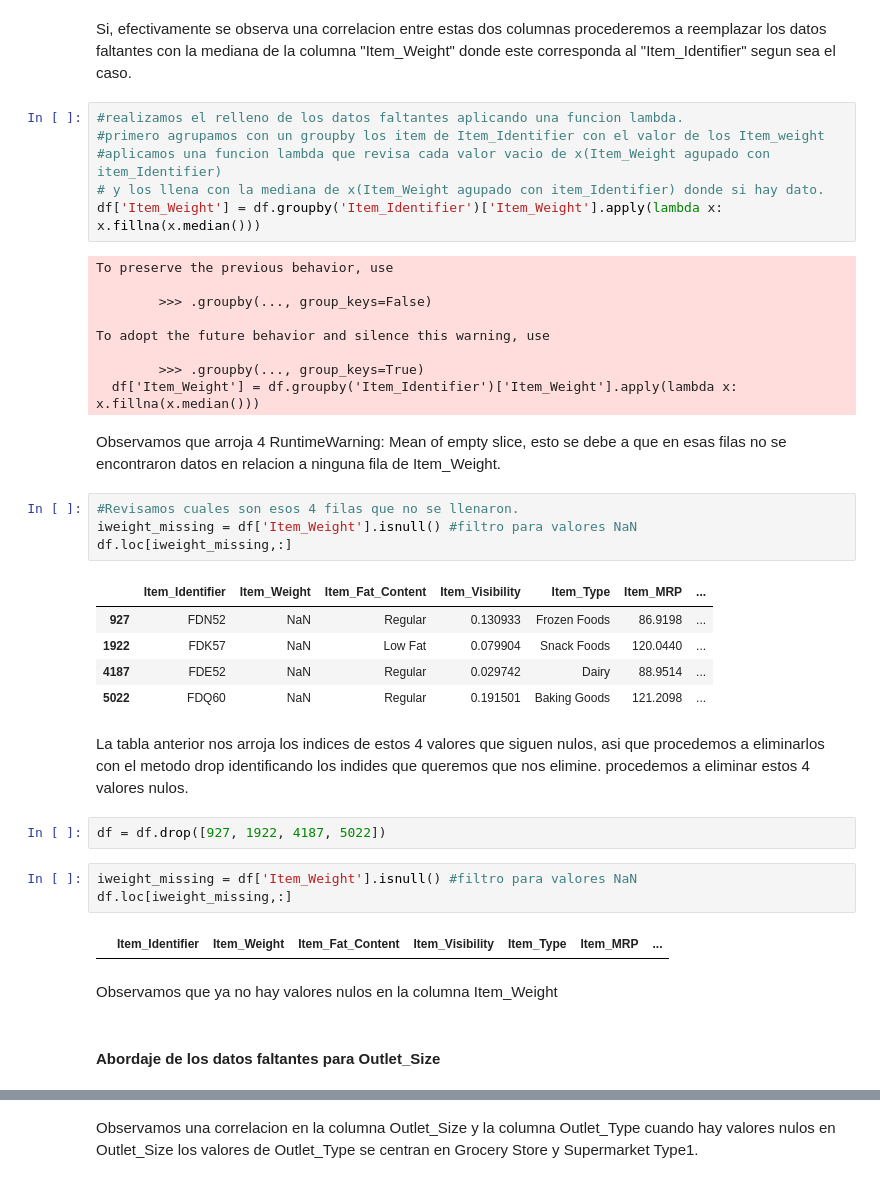
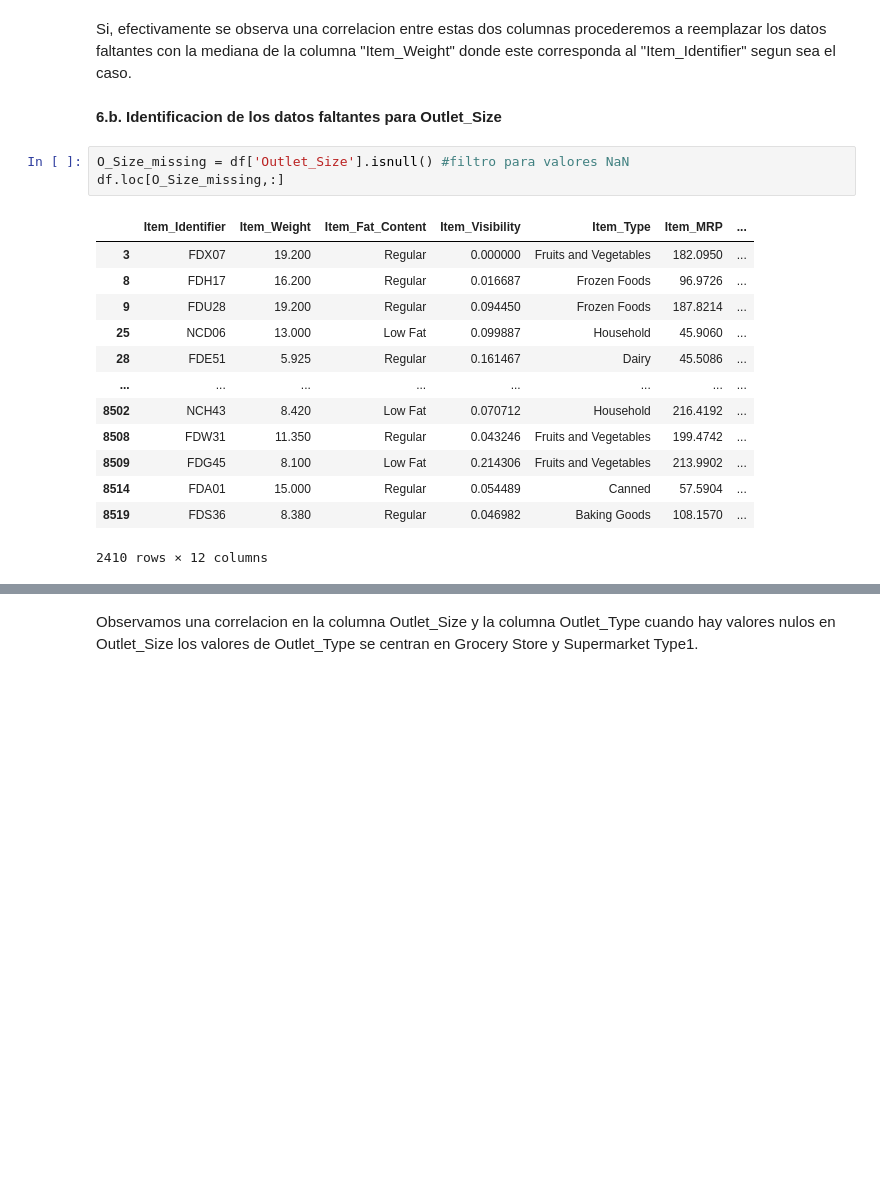
Before and after one commit to marce3-2140/sales-predictions, a Jupyter notebook: sales_predictions.ipynb, the cells around one changed output, grey strips where cells are left out. Saved outputs shown, nothing was run; the diff lists cells and outputs as text; blank space fills up the shorter version.

```diff
--- a/sales_predictions.ipynb
+++ b/sales_predictions.ipynb
@@ -196,43 +212,22 @@ df[df['Item_Identifier']=='FDS02']
 | 7455 | FDS02 | 10.195 | Regular | 0.146094 | Dairy | 196.1794 | ... |
 # %% [markdown]
 Si, efectivamente se observa una correlacion entre estas dos columnas procederemos a reemplazar los datos faltantes con la mediana de la columna "Item_Weight" donde este corresponda al "Item_Identifier" segun sea el caso.
-# %%
-#realizamos el relleno de los datos faltantes aplicando una funcion lambda.
-#primero agrupamos con un groupby los item de Item_Identifier con el valor de los Item_weight
-#aplicamos una funcion lambda que revisa cada valor vacio de x(Item_Weight agupado con item_Identifier)
-# y los llena con la mediana de x(Item_Weight agupado con item_Identifier) donde si hay dato.
-df['Item_Weight'] = df.groupby('Item_Identifier')['Item_Weight'].apply(lambda x: x.fillna(x.median()))
-# %% [output]
-To preserve the previous behavior, use
-
-        >>> .groupby(..., group_keys=False)
-
-To adopt the future behavior and silence this warning, use
-
-        >>> .groupby(..., group_keys=True)
-  df['Item_Weight'] = df.groupby('Item_Identifier')['Item_Weight'].apply(lambda x: x.fillna(x.median()))
-# %% [markdown]
-Observamos que arroja 4 RuntimeWarning: Mean of empty slice, esto se debe a que en esas filas no se encontraron datos en relacion a ninguna fila de Item_Weight.
+# %% [markdown]
+**6.b. Identificacion de los datos faltantes para Outlet_Size**
 # %%
-#Revisamos cuales son esos 4 filas que no se llenaron.
-iweight_missing = df['Item_Weight'].isnull() #filtro para valores NaN
-df.loc[iweight_missing,:]
+O_Size_missing = df['Outlet_Size'].isnull() #filtro para valores NaN
+df.loc[O_Size_missing,:]
 # %% [output]
 |  | Item_Identifier | Item_Weight | Item_Fat_Content | Item_Visibility | Item_Type | Item_MRP | ... |
-| 927 | FDN52 | NaN | Regular | 0.130933 | Frozen Foods | 86.9198 | ... |
-| 1922 | FDK57 | NaN | Low Fat | 0.079904 | Snack Foods | 120.0440 | ... |
-| 4187 | FDE52 | NaN | Regular | 0.029742 | Dairy | 88.9514 | ... |
-| 5022 | FDQ60 | NaN | Regular | 0.191501 | Baking Goods | 121.2098 | ... |
+| 3 | FDX07 | 19.200 | Regular | 0.000000 | Fruits and Vegetables | 182.0950 | ... |
+| 8 | FDH17 | 16.200 | Regular | 0.016687 | Frozen Foods | 96.9726 | ... |
+| 9 | FDU28 | 19.200 | Regular | 0.094450 | Frozen Foods | 187.8214 | ... |
+| 25 | NCD06 | 13.000 | Low Fat | 0.099887 | Household | 45.9060 | ... |
+| 28 | FDE51 | 5.925 | Regular | 0.161467 | Dairy | 45.5086 | ... |
+| ... | ... | ... | ... | ... | ... | ... | ... |
+| 8502 | NCH43 | 8.420 | Low Fat | 0.070712 | Household | 216.4192 | ... |
+| 8508 | FDW31 | 11.350 | Regular | 0.043246 | Fruits and Vegetables | 199.4742 | ... |
+| 8509 | FDG45 | 8.100 | Low Fat | 0.214306 | Fruits and Vegetables | 213.9902 | ... |
+| 8514 | FDA01 | 15.000 | Regular | 0.054489 | Canned | 57.5904 | ... |
+| 8519 | FDS36 | 8.380 | Regular | 0.046982 | Baking Goods | 108.1570 | ... |
+2410 rows × 12 columns
-# %% [markdown]
-La tabla anterior nos arroja los indices de estos 4 valores que siguen nulos, asi que procedemos a eliminarlos con el metodo drop identificando los indides que queremos que nos elimine. procedemos a eliminar estos 4 valores nulos.
-# %%
-df = df.drop([927, 1922, 4187, 5022])
-# %%
-iweight_missing = df['Item_Weight'].isnull() #filtro para valores NaN
-df.loc[iweight_missing,:]
-# %% [output]
-|  | Item_Identifier | Item_Weight | Item_Fat_Content | Item_Visibility | Item_Type | Item_MRP | ... |
-# %% [markdown]
-Observamos que ya no hay valores nulos en la columna Item_Weight
-# %% [markdown]
-#### **Abordaje de los datos faltantes para Outlet_Size**
```
Also changed, not shown: parts of 73 cells of this notebook.
